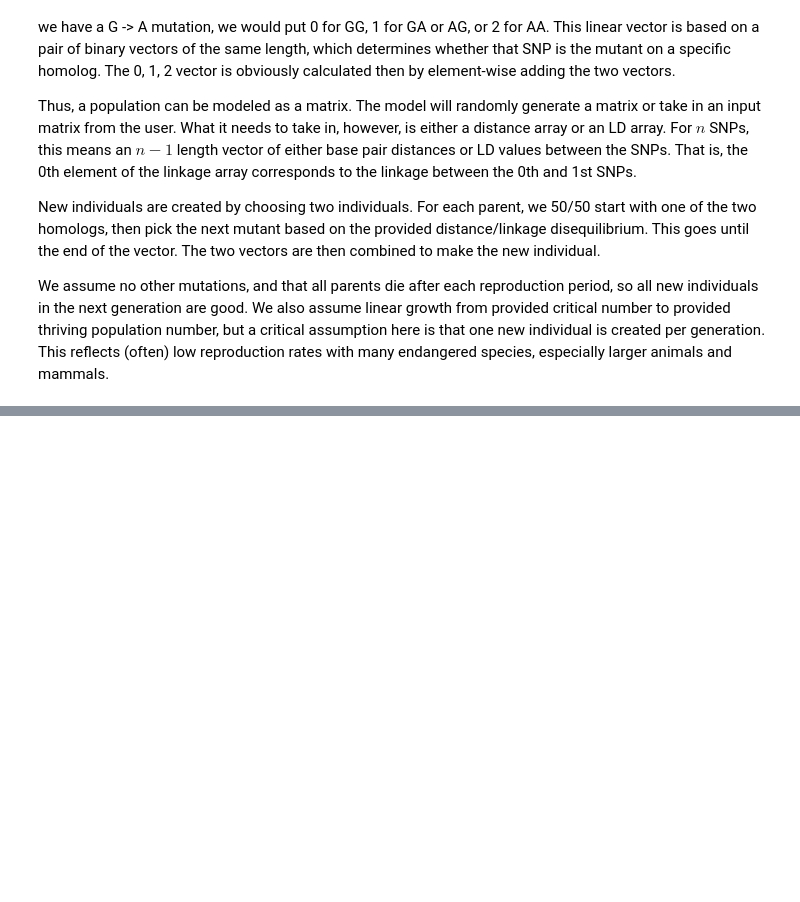
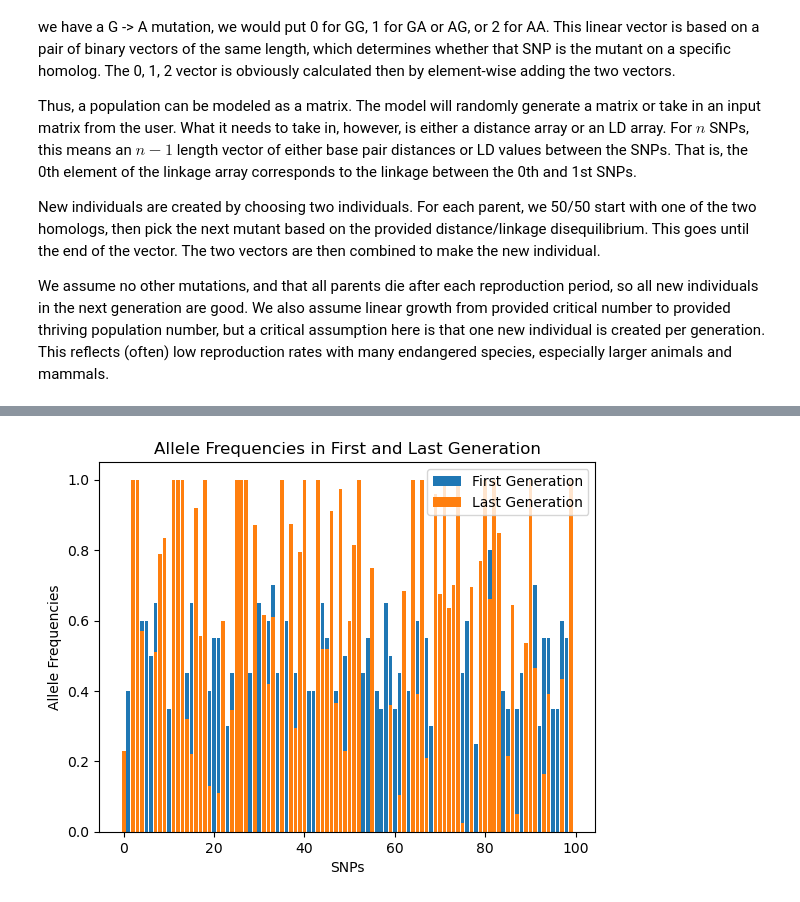
Before and after one commit to jonazhu/extinctionmodeling, a Jupyter notebook: q4_geneticrecovery/recovery_model.ipynb, the cells around one changed output, grey strips where cells are left out. Saved outputs shown, nothing was run; the diff lists cells and outputs as text; code cells hidden in the pictures; blank space fills up the shorter version.

Commit message:
finalize genetic recovery model

```diff
--- a/q4_geneticrecovery/recovery_model.ipynb
+++ b/q4_geneticrecovery/recovery_model.ipynb
@@ -39,6 +39,8 @@ def simulate_genetic_recovery(n_init,
     snp_mats: Array of 2D-arrays. The number of 2D arrays is equal to n_thriving.
         Each 2D array has shape (2, num_snps); each row is binary and contains the genotype of the individual on the paternal
         or maternal chromosome. It doesn't particularly matter which is which, but the first row is assumed to be the paternal chromosome.
+    allele_freqs: a 2D array of shape (num_gens, num_snps). Each row is the allele frequency of the mutant SNPs in the population at that generation.
+        The first row is the initial population, and the last row is the final population.
     """
 
     #first: one of ld_array or dist_array must be provided
@@ -61,14 +63,17 @@ def simulate_genetic_recovery(n_init,
         if len(ld_array) != num_snps - 1:
             raise ValueError("The length of ld_array must be equal to num_snps - 1")
         else:
-            print("TODO")
+            probs = convert_ld_to_probs(ld_array)
 
     #fourth: if dist_array is provided, check that it has the correct length; if it does, convert to probabilities
     if dist_array is not None:
         if len(dist_array) != num_snps - 1:
             raise ValueError("The length of dist_array must be equal to num_snps - 1")
         else:
-            print("TODO")
+            probs = convert_dist_to_probs(dist_array)
+
+    allele_freqs = []
+    allele_freqs.append(calculate_allele_freqs(snp_mats))
 
     for i in range(n_init, n_thriving):
         next_gen = []
@@ -86,10 +91,21 @@ def simulate_genetic_recovery(n_init,
             next_gen.append(new_ind)
 
         snp_mats = next_gen
+        #calculate the allele frequencies
+        allele_freqs.append(calculate_allele_freqs(snp_mats))
         #print the current population size
         print("Current population size: ", len(snp_mats))
 
-    return None
+    return snp_mats, np.array(allele_freqs)
+
+#helper function: given a SNP matrix, calculate the allele frequencies
+def calculate_allele_freqs(snp_mats):
+    allele_freqs = np.zeros(snp_mats[0].shape[1]) #1D array of length num_snps
+    for i in range(len(snp_mats)):
+        for j in range(snp_mats[i].shape[1]):
+            allele_freqs[j] += np.sum(snp_mats[i][:, j]) / (2 * len(snp_mats))
+
+    return allele_freqs
 
 #helper function: generate random genotypes, given n_init and num_snps
 def generate_random_genos(n_init, num_snps):
@@ -178,0 +172,3 @@ generate_random_genos(10, 5)
+# %%
+distance_array = np.random.rand(99) * 100
+distance_array
@@ -178,0 +196,6 @@ generate_random_genos(10, 5)
+# %%
+final_mats, allele_freqs = simulate_genetic_recovery(n_init=10,
+                                                    n_thriving=100,
+                                                    num_snps=100,
+                                                    dist_array=distance_array,
+                                                    snp_mats=None)
@@ -178,0 +220,13 @@ generate_random_genos(10, 5)
+# %%
+first_gen_freqs = allele_freqs[0]
+last_gen_freqs = allele_freqs[-1]
+x = np.arange(len(first_gen_freqs))
+plt.bar(x = x, height = first_gen_freqs, label='First Generation')
+plt.bar(x = x, height = last_gen_freqs, label='Last Generation')
+plt.xlabel('SNPs')
+plt.ylabel('Allele Frequencies')
+plt.title('Allele Frequencies in First and Last Generation')
+plt.legend()
+plt.show()
+# %% [output]
+[figure, added]
```
Also changed, not shown: parts of 5 cells of this notebook.
